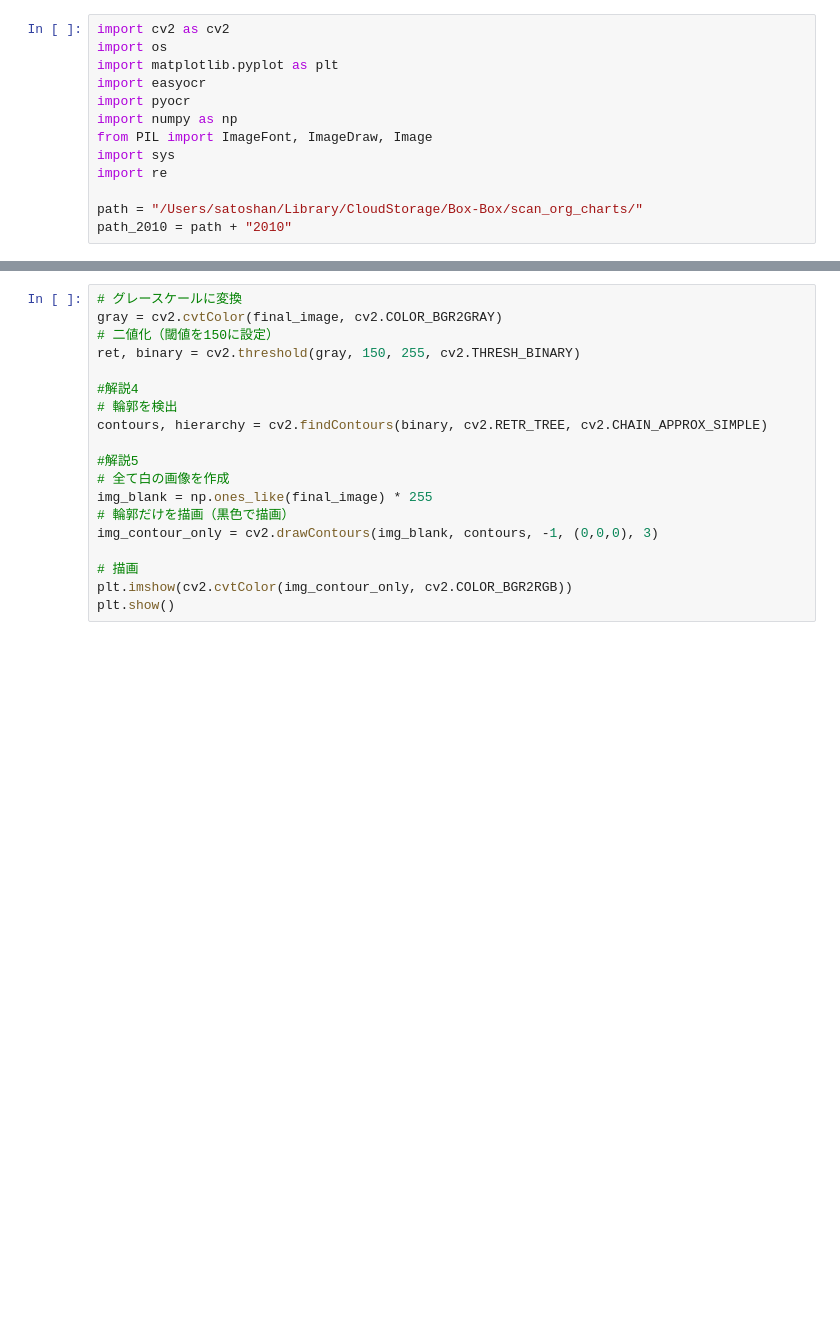
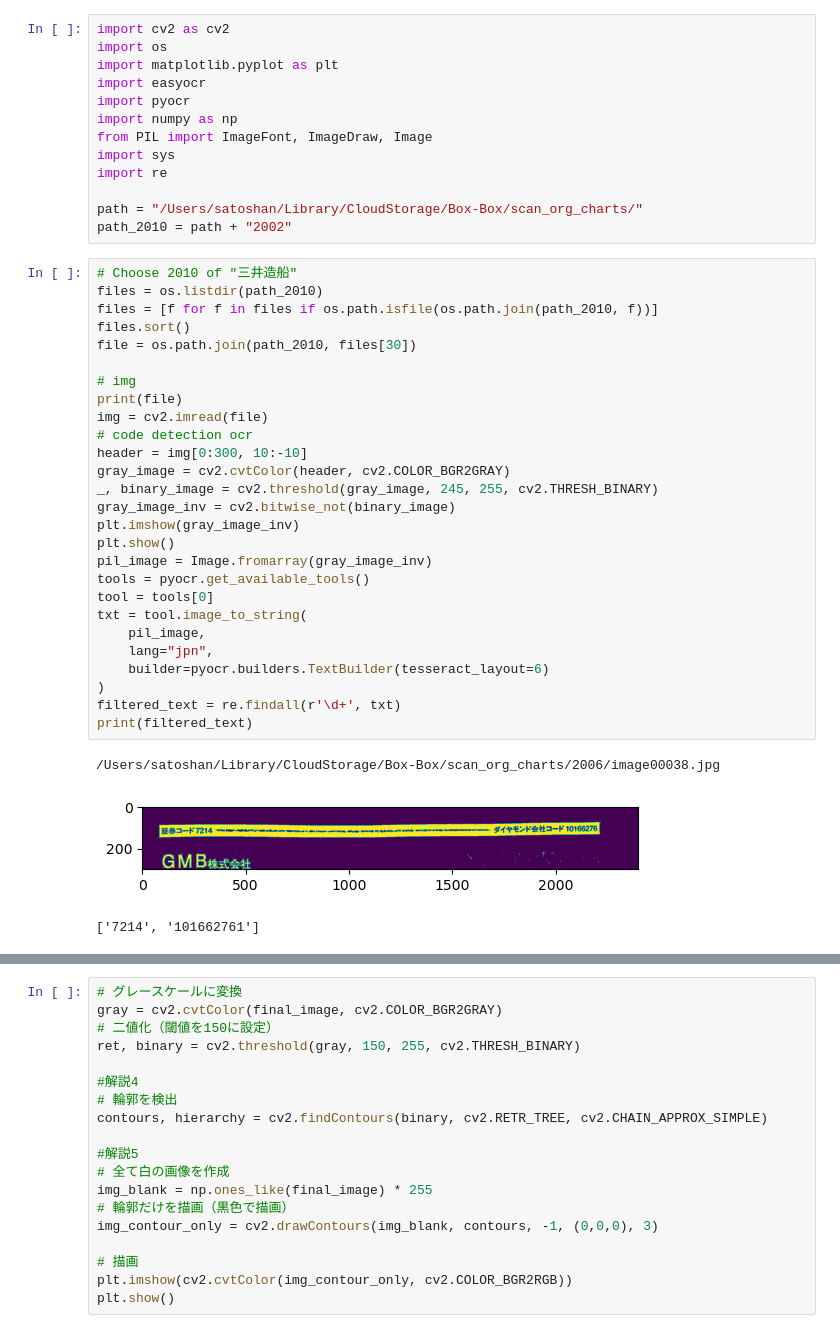
Before and after one commit to wakachii/SI-Org-chart, a Jupyter notebook: python/img_processing/detection_sample.ipynb, the cells around one changed output, grey strips where cells are left out. Cells and saved outputs as stored; diff of their text form; blank space fills up the shorter version.

```diff
--- a/python/img_processing/detection_sample.ipynb
+++ b/python/img_processing/detection_sample.ipynb
@@ -10,7 +10,38 @@ import sys
 import re
 
 path = "/Users/satoshan/Library/CloudStorage/Box-Box/scan_org_charts/"
-path_2010 = path + "2010"
+path_2010 = path + "2002"
+# %%
+# Choose 2010 of "三井造船"
+files = os.listdir(path_2010)
+files = [f for f in files if os.path.isfile(os.path.join(path_2010, f))]
+files.sort()
+file = os.path.join(path_2010, files[30])
+
+# img
+print(file)
+img = cv2.imread(file)
+# code detection ocr
+header = img[0:300, 10:-10]
+gray_image = cv2.cvtColor(header, cv2.COLOR_BGR2GRAY)
+_, binary_image = cv2.threshold(gray_image, 245, 255, cv2.THRESH_BINARY)
+gray_image_inv = cv2.bitwise_not(binary_image)
+plt.imshow(gray_image_inv)
+plt.show()
+pil_image = Image.fromarray(gray_image_inv)
+tools = pyocr.get_available_tools()
+tool = tools[0]
+txt = tool.image_to_string(
+    pil_image,
+    lang="jpn",
+    builder=pyocr.builders.TextBuilder(tesseract_layout=6)
+)
+filtered_text = re.findall(r'\d+', txt)
+print(filtered_text)
+# %% [output]
+/Users/satoshan/Library/CloudStorage/Box-Box/scan_org_charts/2006/image00038.jpg
+[figure, added]
+['7214', '101662761']
 # %%
 # Choose 2010 of "三井造船"
 files = os.listdir(path_2010)
```
Also changed, not shown: parts of 1 cell of this notebook, 19 other files.
